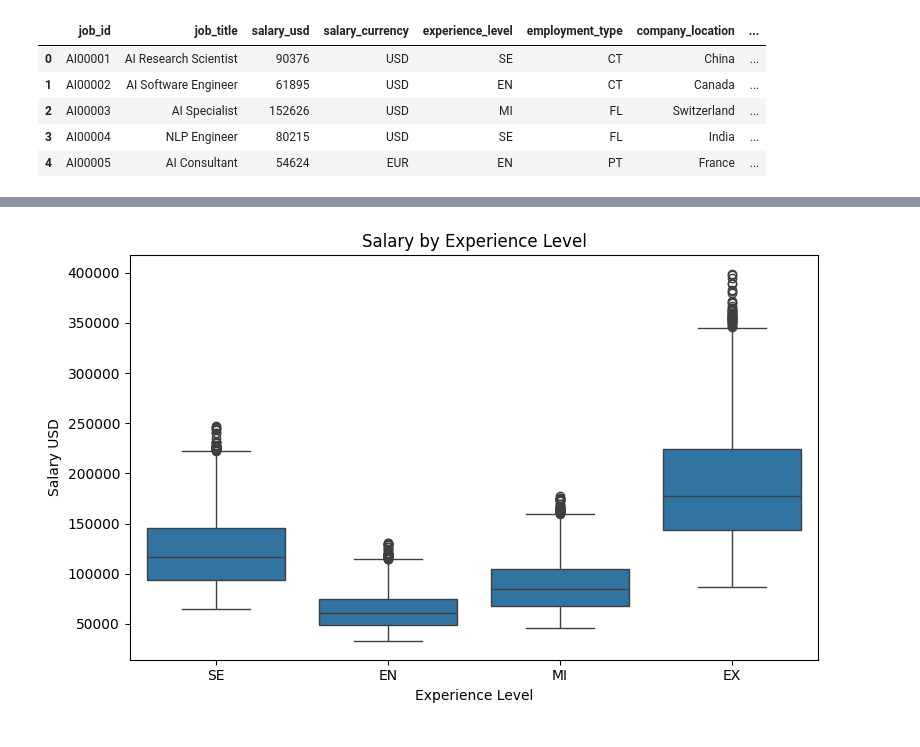
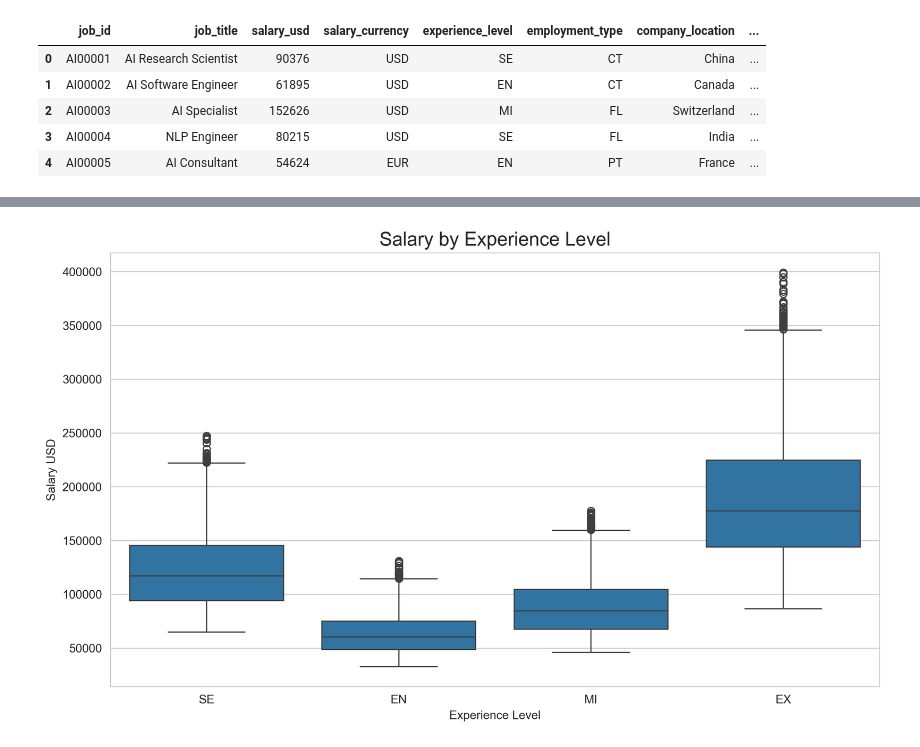
Before and after one commit to milipatel1309/ai-job-market-analysis, a Jupyter notebook: notebooks/02_eda.ipynb, the cells around one changed output, grey strips where cells are left out. Saved outputs shown, nothing was run; the diff lists cells and outputs as text; code cells hidden in the pictures.

```diff
--- a/notebooks/02_eda.ipynb
+++ b/notebooks/02_eda.ipynb
@@ -1,7 +1,14 @@
 # %%
+import os
 import pandas as pd
 import matplotlib.pyplot as plt
 import seaborn as sns
+
+os.makedirs("../outputs/figures", exist_ok=True)
+
+sns.set_style("whitegrid")
+plt.rcParams["figure.figsize"] = (10, 6)
+plt.rcParams["figure.dpi"] = 300
 # %%
 df = pd.read_csv("../data/processed/ai_job_dataset_cleaned.csv")
 df.head()
@@ -58,12 +73,14 @@ plt.show()
 # %%
-plt.figure(figsize=(8,5))
+plt.figure(figsize=(10,6))
 sns.boxplot(data=df, x="experience_level", y="salary_usd")
-plt.title("Salary by Experience Level")
+
+plt.title("Salary by Experience Level", fontsize=16)
 plt.xlabel("Experience Level")
 plt.ylabel("Salary USD")
+
 plt.tight_layout()
-plt.savefig("../outputs/figures/salary_by_experience.png")
+plt.savefig("../outputs/figures/salary_by_experience.png", dpi=300)
 plt.show()
 # %% [output]
-[figure, old version]
+[figure, new version]
 # %%
```
Also changed, not shown: parts of 7 cells of this notebook, 17 other files.
